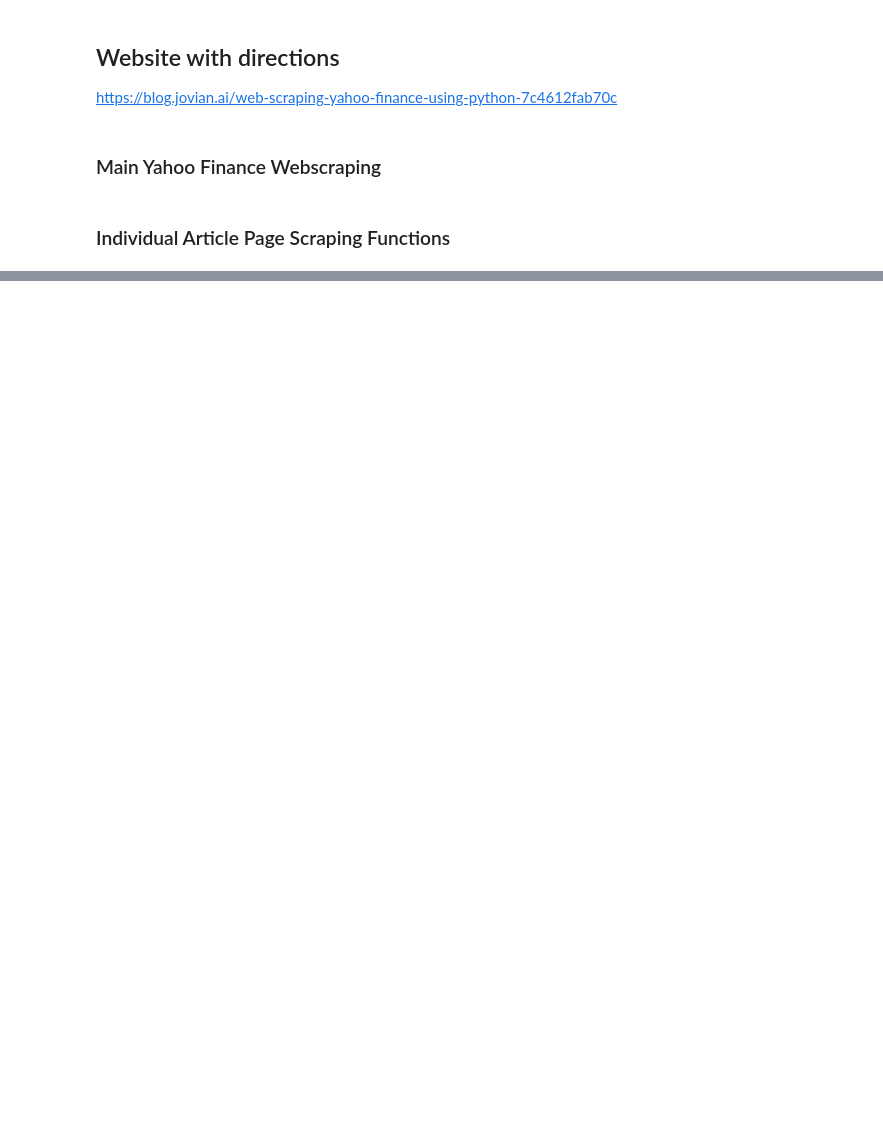
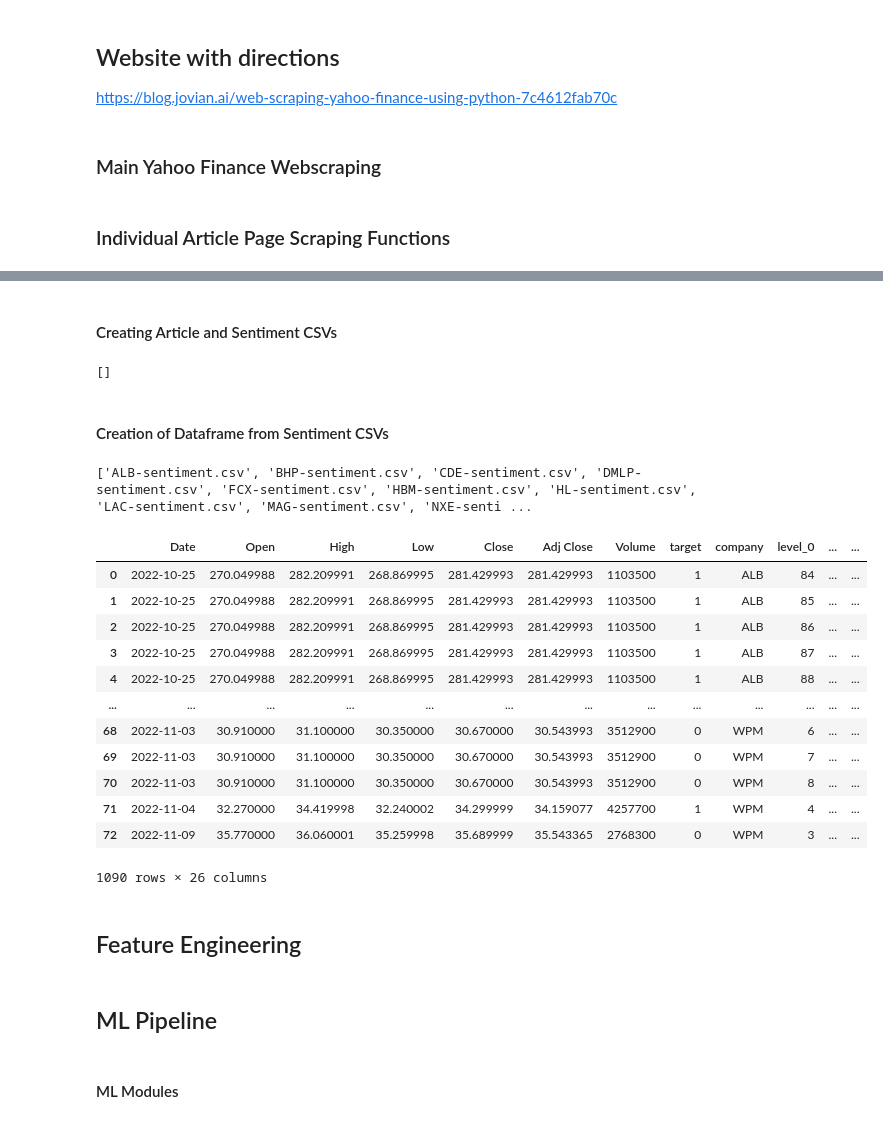
Before and after one commit to jrilkoff/finalProject, a Jupyter notebook: src/bs.ipynb, the cells around one changed output, grey strips where cells are left out. Drawn from its saved outputs; the diff is of its cells as text; code cells hidden in the pictures; blank space fills up the shorter version.

```diff
--- a/src/bs.ipynb
+++ b/src/bs.ipynb
@@ -111,0 +273,5 @@ def dataframe_prep(news_df):
+# %%
+doc = fv_get_page('AAPL')
+news_list = fv_get_news_tags(doc)
+df_fv = fv_dataframe(news_list)
+df_final = dataframe_prep(df_fv[:10])
@@ -191,12 +385,0 @@ import finbert as fb
-# %%
-ticker = 'HBM' #.TO
-start = '2021-01-01'
-end = '2022-11-25'
-
-df = wsy.dataframe_price_sentiment(
-    ticker,
-    start,
-    end
-)
-
-df
@@ -365,0 +421,52 @@ df_fv_final
+# %% [markdown]
+#### Creating Article and Sentiment CSVs
+# %%
+path = '/Users/jrilk/OneDrive/LHL/finalProject/data/'
+extension = 'csv'
+os.chdir(path)
+result = glob.glob('*.{}'.format(extension))
+print(result)
+
+for item in result:
+    print(item)
+    df_csv = pd.read_csv(item)
+    df_sentiment = fb.sentiment_poster(df_csv)
+    df_sentiment.to_csv(f'{path}{df_sentiment.company[0]}-sentiment.csv')
+# %% [output]
+[]
+# %% [markdown]
+#### Creation of Dataframe from Sentiment CSVs
+# %%
+path = '/Users/jrilk/OneDrive/LHL/finalProject/sentiment/'
+extension = 'csv'
+os.chdir(path)
+result = glob.glob('*.{}'.format(extension))
+print(result)
+
+df_list = []
+
+for item in result:
+    df = pd.read_csv(item, index_col=0)
+    df_list.append(df)
+
+df_sentiment = pd.concat(df_list, ignore_index=False)
+# %% [output]
+['ALB-sentiment.csv', 'BHP-sentiment.csv', 'CDE-sentiment.csv', 'DMLP-sentiment.csv', 'FCX-sentiment.csv', 'HBM-sentiment.csv', 'HL-sentiment.csv', 'LAC-sentiment.csv', 'MAG-sentiment.csv', 'NXE-senti ...
+# %%
+df_sentiment
+# %% [output]
+|  | Date | Open | High | Low | Close | Adj Close | Volume | target | company | level_0 | ... | ... |
+| 0 | 2022-10-25 | 270.049988 | 282.209991 | 268.869995 | 281.429993 | 281.429993 | 1103500 | 1 | ALB | 84 | ... | ... |
+| 1 | 2022-10-25 | 270.049988 | 282.209991 | 268.869995 | 281.429993 | 281.429993 | 1103500 | 1 | ALB | 85 | ... | ... |
+| 2 | 2022-10-25 | 270.049988 | 282.209991 | 268.869995 | 281.429993 | 281.429993 | 1103500 | 1 | ALB | 86 | ... | ... |
+| 3 | 2022-10-25 | 270.049988 | 282.209991 | 268.869995 | 281.429993 | 281.429993 | 1103500 | 1 | ALB | 87 | ... | ... |
+| 4 | 2022-10-25 | 270.049988 | 282.209991 | 268.869995 | 281.429993 | 281.429993 | 1103500 | 1 | ALB | 88 | ... | ... |
+| ... | ... | ... | ... | ... | ... | ... | ... | ... | ... | ... | ... | ... |
+| 68 | 2022-11-03 | 30.910000 | 31.100000 | 30.350000 | 30.670000 | 30.543993 | 3512900 | 0 | WPM | 6 | ... | ... |
+| 69 | 2022-11-03 | 30.910000 | 31.100000 | 30.350000 | 30.670000 | 30.543993 | 3512900 | 0 | WPM | 7 | ... | ... |
+| 70 | 2022-11-03 | 30.910000 | 31.100000 | 30.350000 | 30.670000 | 30.543993 | 3512900 | 0 | WPM | 8 | ... | ... |
+| 71 | 2022-11-04 | 32.270000 | 34.419998 | 32.240002 | 34.299999 | 34.159077 | 4257700 | 1 | WPM | 4 | ... | ... |
+| 72 | 2022-11-09 | 35.770000 | 36.060001 | 35.259998 | 35.689999 | 35.543365 | 2768300 | 0 | WPM | 3 | ... | ... |
+1090 rows × 26 columns
+# %% [markdown]
+## Feature Engineering
@@ -365,0 +508,4 @@ df_fv_final
+# %% [markdown]
+## ML Pipeline
+# %% [markdown]
+#### ML Modules
```
Also changed, not shown: parts of 83 cells of this notebook, 3 other files.
